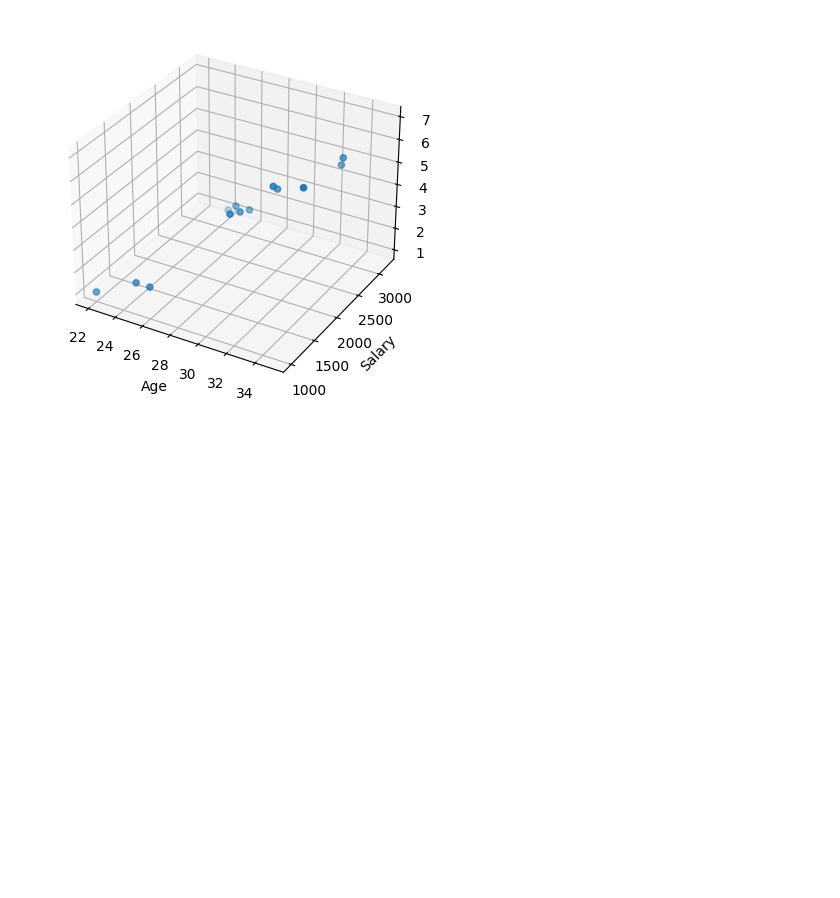
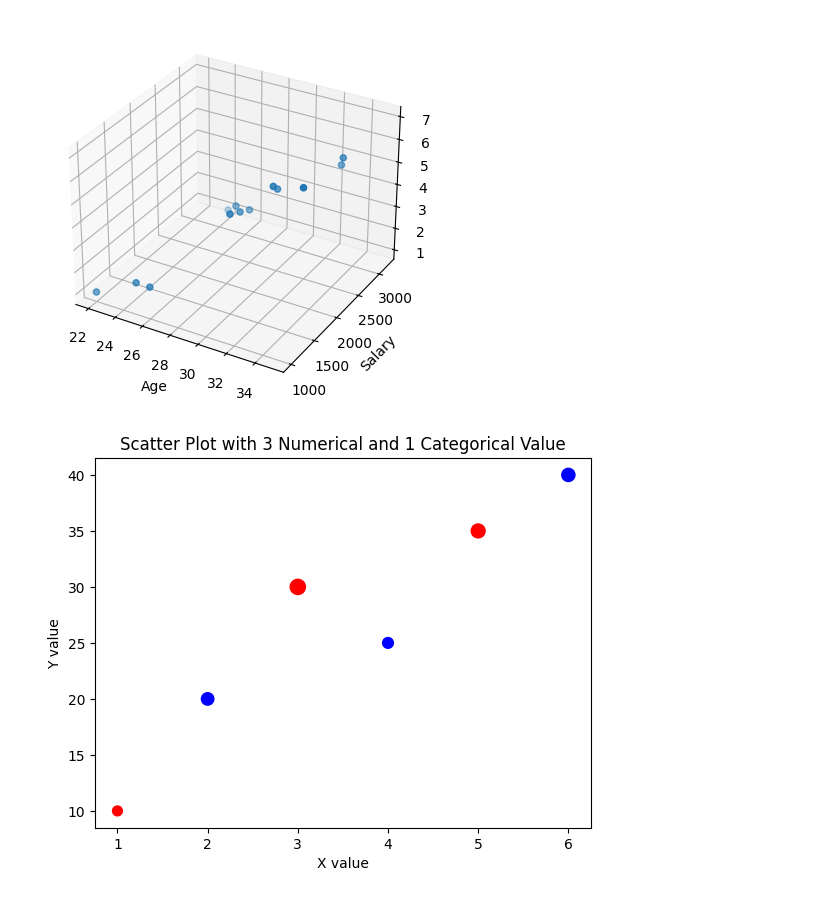
Before and after one commit to Madhanjm/BridgeLabz, a Jupyter notebook: matplotlib/matploit_lib.ipynb, the cells around one changed output. Saved outputs shown, nothing was run; the diff lists cells and outputs as text; code cells hidden in the pictures; blank space fills up the shorter version.

```diff
--- a/matplotlib/matploit_lib.ipynb
+++ b/matplotlib/matploit_lib.ipynb
@@ -355,3 +355,23 @@ ax.set_zlabel('Experience')
 plt.show()
 # %% [output]
 [figure]
+# %%
+data = {
+    "x": [1, 2, 3, 4, 5, 6],
+    "y": [10, 20, 30, 25, 35, 40],
+    "size": [50, 80, 120, 60, 100, 90],
+    "category": ["A", "B", "A", "B", "A", "B"]
+}
+
+df = pd.DataFrame(data)
+
+colors = df["category"].map({"A": "red", "B": "blue"})
+
+plt.scatter(df["x"], df["y"], s=df["size"], c=colors)
+
+plt.xlabel("X value")
+plt.ylabel("Y value")
+plt.title("Scatter Plot with 3 Numerical and 1 Categorical Value")
+plt.show()
+# %% [output]
+[figure, added]
```
Also changed, not shown: 6 other files.
